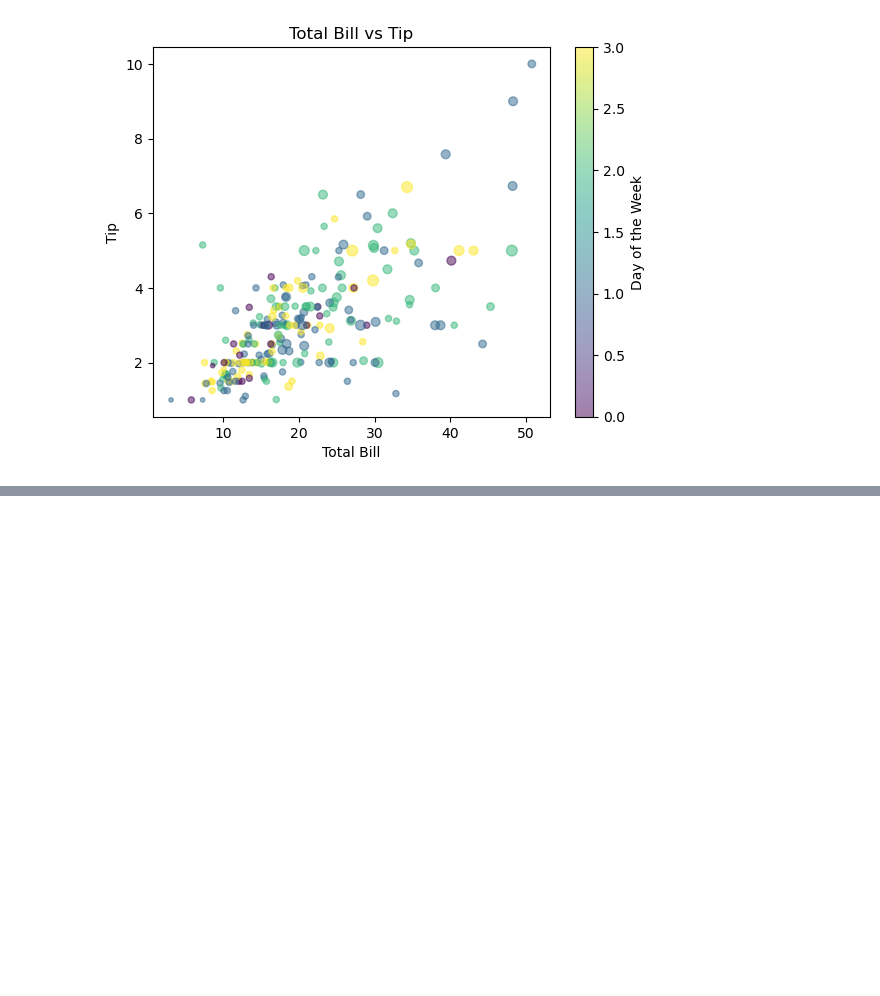
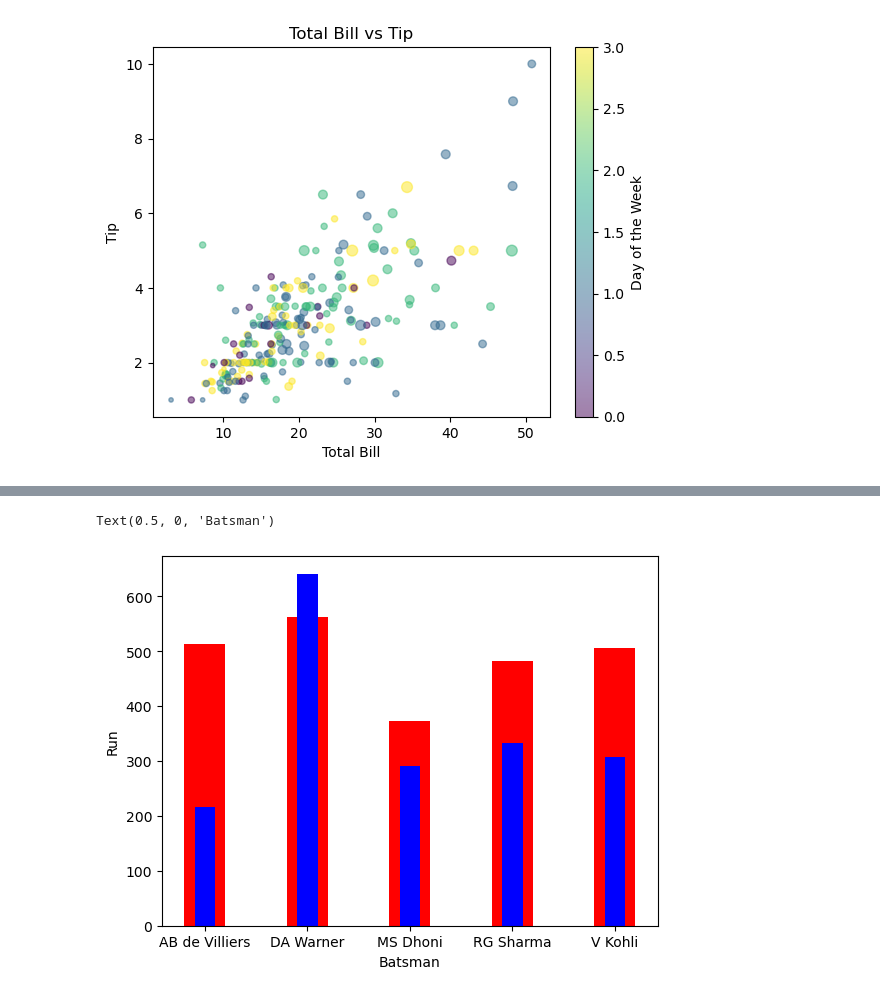
Before and after one commit to moyen-ahmed/pythone-Ml-Basic, a Jupyter notebook: Matplotlib/matplotlib.ipynb, the cells around one changed output, grey strips where cells are left out. Drawn from its saved outputs; the diff is of its cells as text; code cells hidden in the pictures; blank space fills up the shorter version.

```diff
--- a/Matplotlib/matplotlib.ipynb
+++ b/Matplotlib/matplotlib.ipynb
@@ -188,0 +212,3 @@ plt.show()
+# %%
+df = pd.read_csv('useing_dataset/batsman_season_record.csv')
+df
@@ -188,0 +222,9 @@ plt.show()
+# %%
+plt.bar(df['batsman'], df['2015'], color='red',width=0.4)
+plt.bar(df['batsman'], df['2017'], color='b',width=0.2)
+
+plt.ylabel('Run')
+plt.xlabel('Batsman')
+# %% [output]
+Text(0.5, 0, 'Batsman')
+[figure, added]
```
Also changed, not shown: parts of 6 cells of this notebook, 7 other files.
